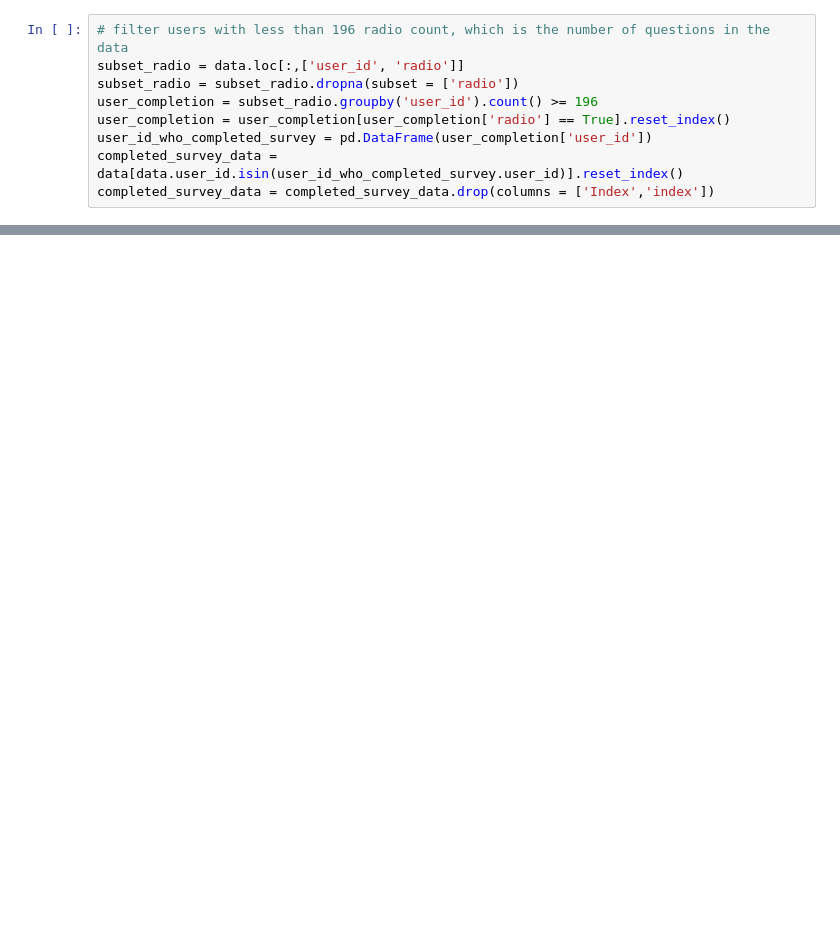
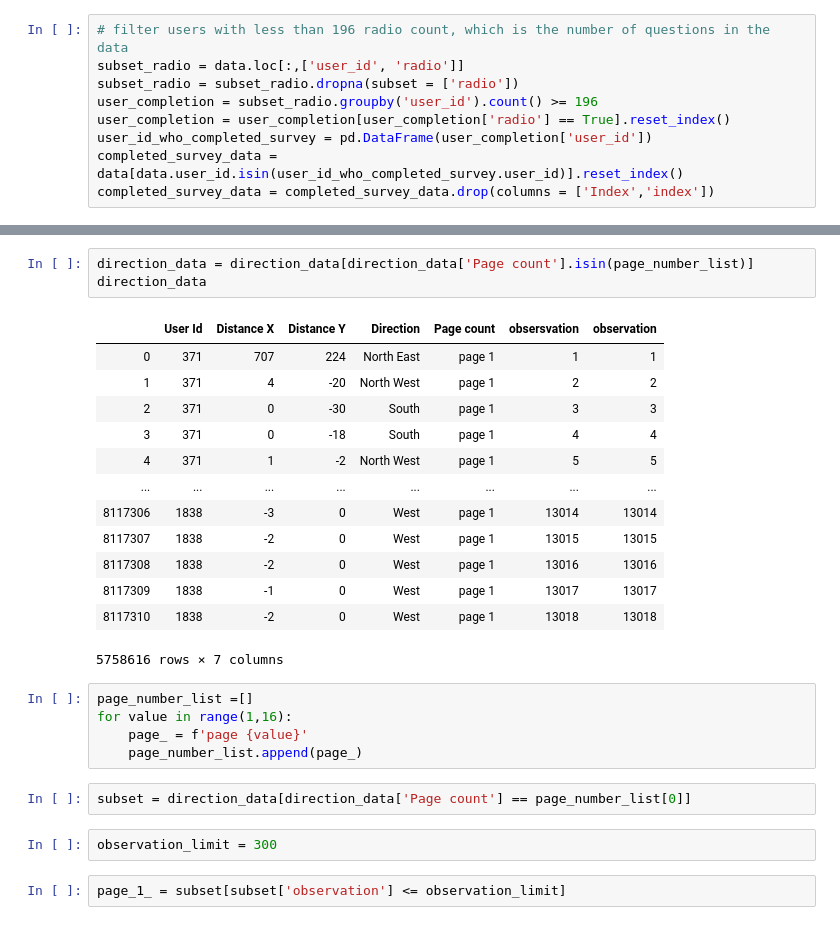
Before and after one commit to dachosen1/Validating-psychometric-survey-responses, a Jupyter notebook: Models/Q1_Mouse Activity/Parsing Distance.ipynb, the cells around one changed output, grey strips where cells are left out. Cells and saved outputs as stored; diff of their text form; blank space fills up the shorter version.

```diff
--- a/Models/Q1_Mouse Activity/Parsing Distance.ipynb
+++ b/Models/Q1_Mouse Activity/Parsing Distance.ipynb
@@ -143,0 +523,28 @@ flatten_data = pd.DataFrame(columns=['Movement'],index= user_id_who_completed_su
+# %%
+direction_data = direction_data[direction_data['Page count'].isin(page_number_list)]
+direction_data
+# %% [output]
+|  | User Id | Distance X | Distance Y | Direction | Page count | obsersvation | observation |
+| 0 | 371 | 707 | 224 | North East | page 1 | 1 | 1 |
+| 1 | 371 | 4 | -20 | North West | page 1 | 2 | 2 |
+| 2 | 371 | 0 | -30 | South | page 1 | 3 | 3 |
+| 3 | 371 | 0 | -18 | South | page 1 | 4 | 4 |
+| 4 | 371 | 1 | -2 | North West | page 1 | 5 | 5 |
+| ... | ... | ... | ... | ... | ... | ... | ... |
+| 8117306 | 1838 | -3 | 0 | West | page 1 | 13014 | 13014 |
+| 8117307 | 1838 | -2 | 0 | West | page 1 | 13015 | 13015 |
+| 8117308 | 1838 | -2 | 0 | West | page 1 | 13016 | 13016 |
+| 8117309 | 1838 | -1 | 0 | West | page 1 | 13017 | 13017 |
+| 8117310 | 1838 | -2 | 0 | West | page 1 | 13018 | 13018 |
+5758616 rows × 7 columns
+# %%
+page_number_list =[]
+for value in range(1,16):
+    page_ = f'page {value}'
+    page_number_list.append(page_)
+# %%
+subset = direction_data[direction_data['Page count'] == page_number_list[0]]
+# %%
+observation_limit = 300
+# %%
+page_1_ = subset[subset['observation'] <= observation_limit]
```
Also changed, not shown: parts of 63 cells of this notebook.
